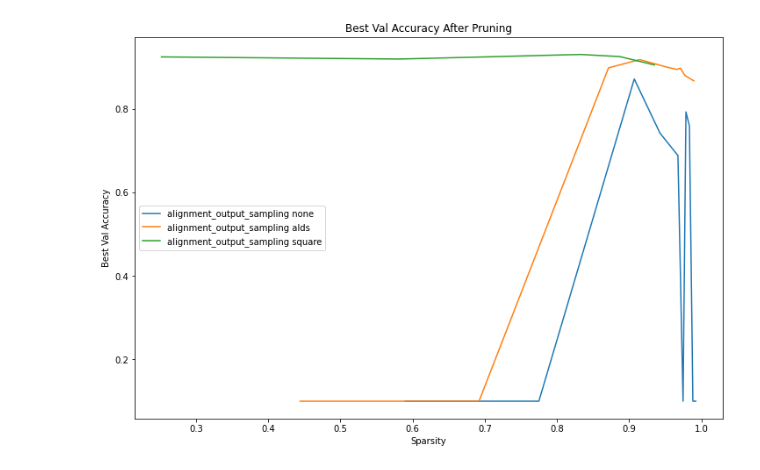
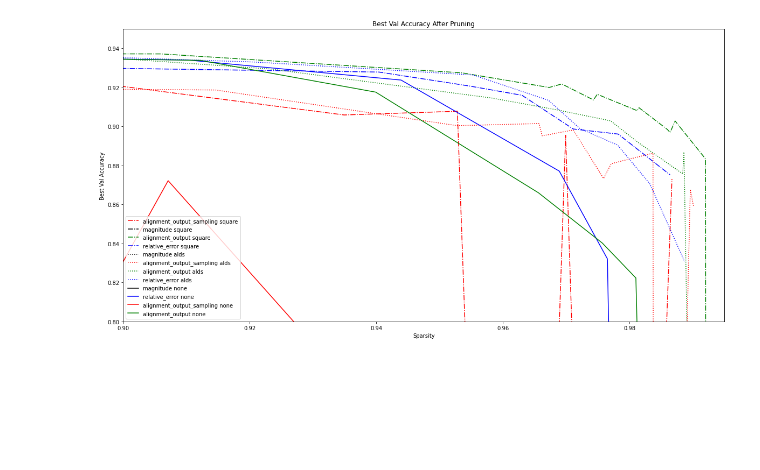
Before and after one commit to yliu1021/torch_subspace, a Jupyter notebook: analysis/analysis.ipynb, the cells around one changed output. Saved outputs shown, nothing was run; the diff lists cells and outputs as text; code cells hidden in the pictures; blank space fills up the shorter version.

Commit message:
added latest alignment with sampling runs

```diff
--- a/analysis/analysis.ipynb
+++ b/analysis/analysis.ipynb
@@ -42,17 +42,36 @@ all_data.sort_values(by="acc_drop")
 # %%
-data = all_data[all_data["pruner"] == "alignment_output_sampling"]
-plt.figure(figsize=(12, 8))
+# data = all_data[all_data["pruner"] == "alignment_output"]
+# data = all_data[all_data["blocker"] == "square"]
+data = all_data
+plt.figure(figsize=(20, 10))
+blocker_styles = {
+    "none": "-",
+    "alds": ":",
+    "square": "-.",
+}
+pruner_colors = {
+    "magnitude": "black",
+    "relative_error": "blue",
+    "alignment_output": "green",
+    "alignment_output_sampling": "red",
+}
 for blocker in data["blocker"].unique():
     b = data[data["blocker"] == blocker]
     for pruner in b["pruner"].unique():
         p = b[b["pruner"] == pruner].sort_values(by="Sparsity")
-        plt.plot(p["Sparsity"], p["best_post_acc"], label=f"{pruner} {blocker}")
+        plt.plot(
+            p["Sparsity"],
+            p["best_post_acc"],
+            label=f"{pruner} {blocker}",
+            linestyle=blocker_styles[blocker],
+            color=pruner_colors[pruner]
+        )
 plt.legend()
 plt.xlabel("Sparsity")
 plt.ylabel("Best Val Accuracy")
-# plt.ylim(0.8, 0.95)
-# plt.xlim(0.95, 0.995)
+plt.ylim(0.8, 0.95)
+plt.xlim(0.9, 0.995)
 plt.title("Best Val Accuracy After Pruning")
 plt.show()
 # %% [output]
-[figure, old version]
+[figure, new version]
```
Also changed, not shown: parts of 3 cells of this notebook, 5 other files.
